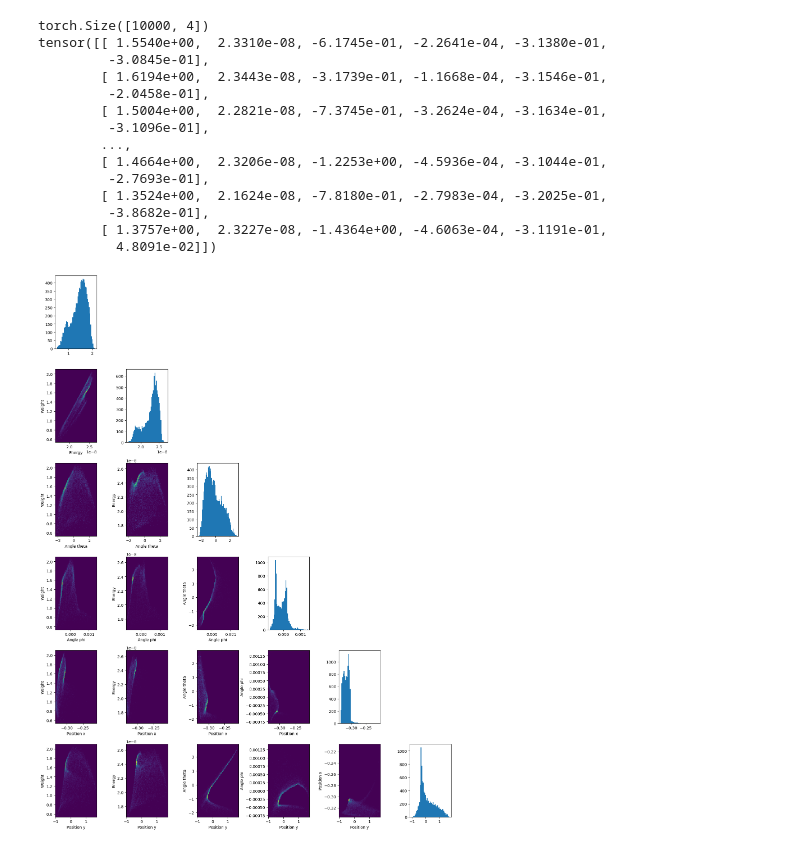
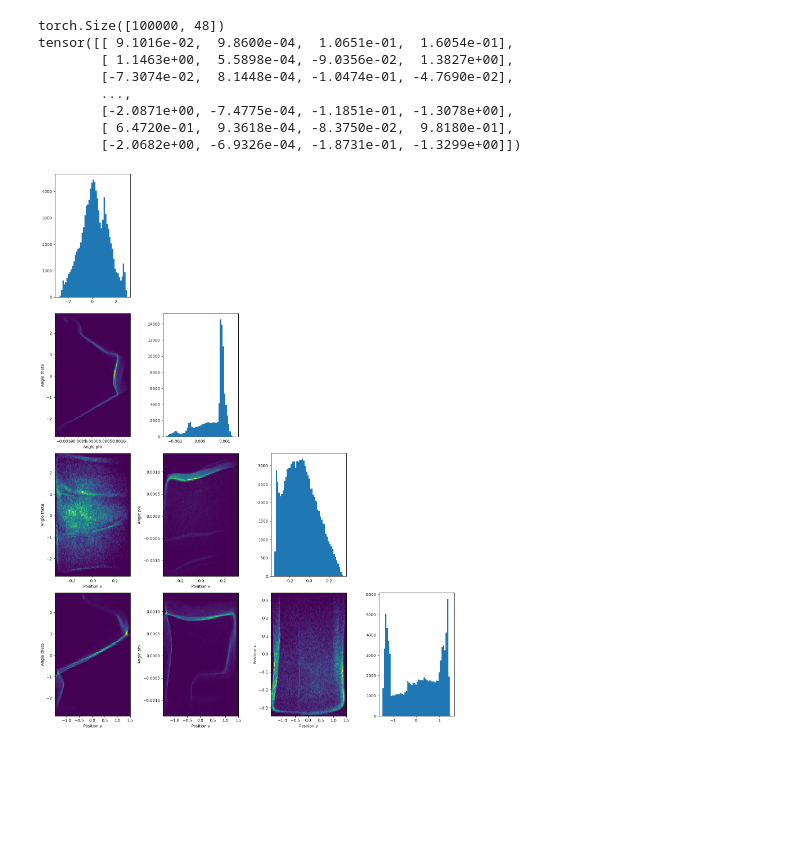
Before and after one commit to Lomholy/mcpl_approximation, a Jupyter notebook: VAE/vae_plotter.ipynb, the cells around one changed output. Cells and saved outputs as stored; diff of their text form; code cells hidden in the pictures; blank space fills up the shorter version.

```diff
--- a/VAE/vae_plotter.ipynb
+++ b/VAE/vae_plotter.ipynb
@@ -18,50 +19,50 @@ ax.set(title="Loss per iteration", xlabel="Iteration", ylabel="Loss [reconstruct
 # sample_from_vae.py
 device = "mps"
 
 ckpt = torch.load("vae.pth", map_location=device)
 
 vae = VAE().to(device)
 vae.load_state_dict(ckpt["state_dict"])
 vae.eval()
 
 mins = ckpt["mins"].to(device)
 scales = ckpt["scales"].to(device)
 
 
 labels = ["Weight", "Energy", "Angle theta", "Angle phi", "Position x", "Position y"]
+labels = ["Angle theta", "Angle phi", "Position x", "Position y"]
 with torch.no_grad():
-    z = torch.randn(10000,4).to(device)  # sample 1000 latent vectors
+    z = torch.randn(100000,48).to(device)  # sample 1000 latent vectors
     print(z.shape)
     samples = vae.decode(z)              # synthetic data in [0,1]
     samples = samples.clamp(0,1)
     samples = samples * scales + mins
 samples = samples.cpu()
 print(samples.cpu())
-fig, ax = plt.subplots(ncols=6, nrows=6, figsize=(15,20))
-for i in range(6):
-    for j in range(6):
+input_dim = 4
+fig, ax = plt.subplots(ncols=input_dim, nrows=input_dim, figsize=(15,20))
+for i in range(input_dim):
+    for j in range(input_dim):
         if j>i:
             ax[i,j].set_axis_off()
             continue
-        if j==i and i!= 7:
-            ax[i,j].hist(samples[:,i], bins=50)
+        if j==i:
+            try:
+                ax[i,j].hist(samples[:,i], bins=50)
+            except Exception as e:
+                print(e)
+                ax[i,j].set_axis_off()
             continue
         ax[i,j].hist2d(samples[:,i], samples[:,j], bins=100)
         ax[i,j].set(xlabel=labels[i], ylabel=labels[j])
 plt.tight_layout()
 # %% [output]
-torch.Size([10000, 4])
-tensor([[ 1.5540e+00,  2.3310e-08, -6.1745e-01, -2.2641e-04, -3.1380e-01,
-         -3.0845e-01],
-        [ 1.6194e+00,  2.3443e-08, -3.1739e-01, -1.1668e-04, -3.1546e-01,
-         -2.0458e-01],
-        [ 1.5004e+00,  2.2821e-08, -7.3745e-01, -3.2624e-04, -3.1634e-01,
-         -3.1096e-01],
+torch.Size([100000, 48])
+tensor([[ 9.1016e-02,  9.8600e-04,  1.0651e-01,  1.6054e-01],
+        [ 1.1463e+00,  5.5898e-04, -9.0356e-02,  1.3827e+00],
+        [-7.3074e-02,  8.1448e-04, -1.0474e-01, -4.7690e-02],
         ...,
-        [ 1.4664e+00,  2.3206e-08, -1.2253e+00, -4.5936e-04, -3.1044e-01,
-         -2.7693e-01],
-        [ 1.3524e+00,  2.1624e-08, -7.8180e-01, -2.7983e-04, -3.2025e-01,
-         -3.8682e-01],
-        [ 1.3757e+00,  2.3227e-08, -1.4364e+00, -4.6063e-04, -3.1191e-01,
-          4.8091e-02]])
+        [-2.0871e+00, -7.4775e-04, -1.1851e-01, -1.3078e+00],
+        [ 6.4720e-01,  9.3618e-04, -8.3750e-02,  9.8180e-01],
+        [-2.0682e+00, -6.9326e-04, -1.8731e-01, -1.3299e+00]])
-[figure, old version]
+[figure, new version]
```
Also changed, not shown: parts of 1 cell of this notebook, 3 other files.
